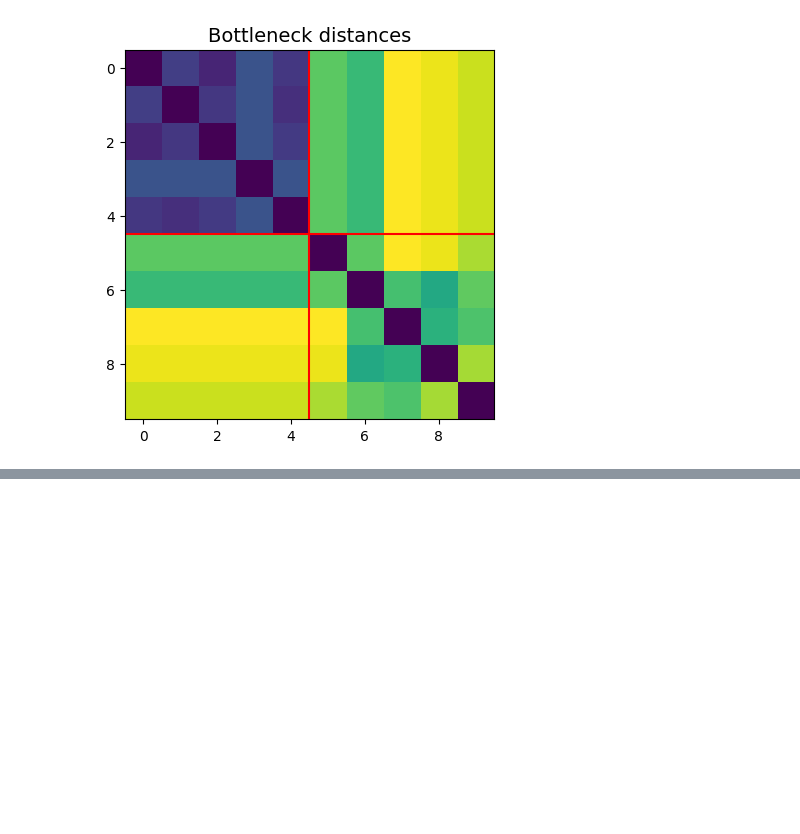
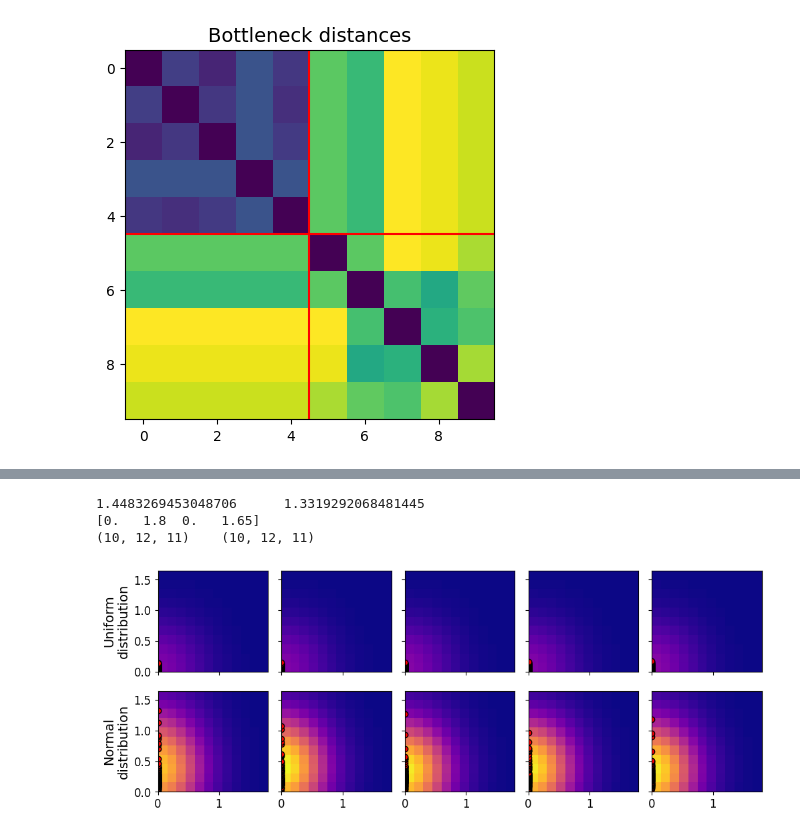
Before and after one commit to ejamezquita/pavement_tda, a Jupyter notebook: jupyter/03_tda_general_pipeline.ipynb, the cells around one changed output, grey strips where cells are left out. Cells and saved outputs as stored; diff of their text form; code cells hidden in the pictures; blank space fills up the shorter version.

```diff
--- a/jupyter/03_tda_general_pipeline.ipynb
+++ b/jupyter/03_tda_general_pipeline.ipynb
@@ -207,0 +344,52 @@ ax.set_title('MDS: Persistence Images ({})'.format(pimgs.shape[1:]), fontsize=fs
+# %%
+lt_h0 = [ np.column_stack((dgm[0][:,0], dgm[0][:,1]-dgm[0][:,0])) for dgm in dgms ]
+lt_h1 = [ np.column_stack((dgm[hdim][:,0], dgm[hdim][:,1]-dgm[hdim][:,0])) for dgm in dgms ]
+
+max_birth, max_lt = np.max(np.vstack(lt_h0 + lt_h1), axis=0)
+print(max_birth, max_lt, sep='\t')
+
+# We make sure that the birth and lifetime ranges are integer multiples of pixel size.
+pi_params = {'birth_range':(0, pixsz * np.ceil((max_birth + sigma)/pixsz)),
+             'pers_range':(0, pixsz * np.ceil((max_lt + sigma)/pixsz)),
+             'pixel_size': pixsz,
+             'weight': 'persistence',
+             'weight_params': {'n': 1},
+             'kernel':'gaussian',
+             'kernel_params':{'sigma': [[sigma, 0.0], [0.0, sigma]]} }
+
+# Define a transformer with fixed parameters so all the diagrams (FOR ALL DIMENSIONS) will be treated exactly the same
+# (so they'll be comparable)
+pimgr = persim.PersistenceImager(**pi_params)
+extent = np.array([ pimgr.birth_range[0], pimgr.birth_range[1], pimgr.pers_range[0], pimgr.pers_range[1] ])
+print(extent)
+
+# Transform the lifetime diagrams into persistence images
+pimgs0 = np.asarray(pimgr.transform(lt_h0, skew=False))
+pimgs1 = np.asarray(pimgr.transform(lt_h1, skew=False))
+
+pi_vmax0 = np.max(pimgs0)
+pi_vmax1 = np.max(pimgs1)
+
+print(pimgs0.shape, pimgs1.shape, sep='\t')
+# %% [output]
+1.4483269453048706      1.3319292068481445
+[0.   1.8  0.   1.65]
+(10, 12, 11)    (10, 12, 11)
+# %%
+# Plot the images for H0 and overlay the lifetime diagram.
+
+fig, ax = plt.subplots(2, len(dgms)//2, figsize=(10, 4), sharex=True, sharey=True)
+ax = np.atleast_1d(ax).ravel()
+
+for i in range(len(ax)):
+    ax[i].imshow(pimgs0[i].T, origin='lower', cmap='plasma', vmin=0, vmax=pi_vmax0, extent=extent)
+    ax[i].scatter(*lt_h0[i].T, marker='o', fc='r', ec='k', zorder=2)
+    #ax[i].legend(loc='upper right', fontsize=0.85*fs, facecolor='gainsboro', framealpha=1, borderpad=0)
+
+    ax[i].tick_params(labelsize=.85*fs)
+
+ax[0].set_ylabel('Uniform\ndistribution', fontsize=fs)
+ax[N].set_ylabel('Normal\ndistribution', fontsize=fs)
+fig.tight_layout()
+# %% [output]
+[figure, added]
```
Also changed, not shown: parts of 32 cells of this notebook.
